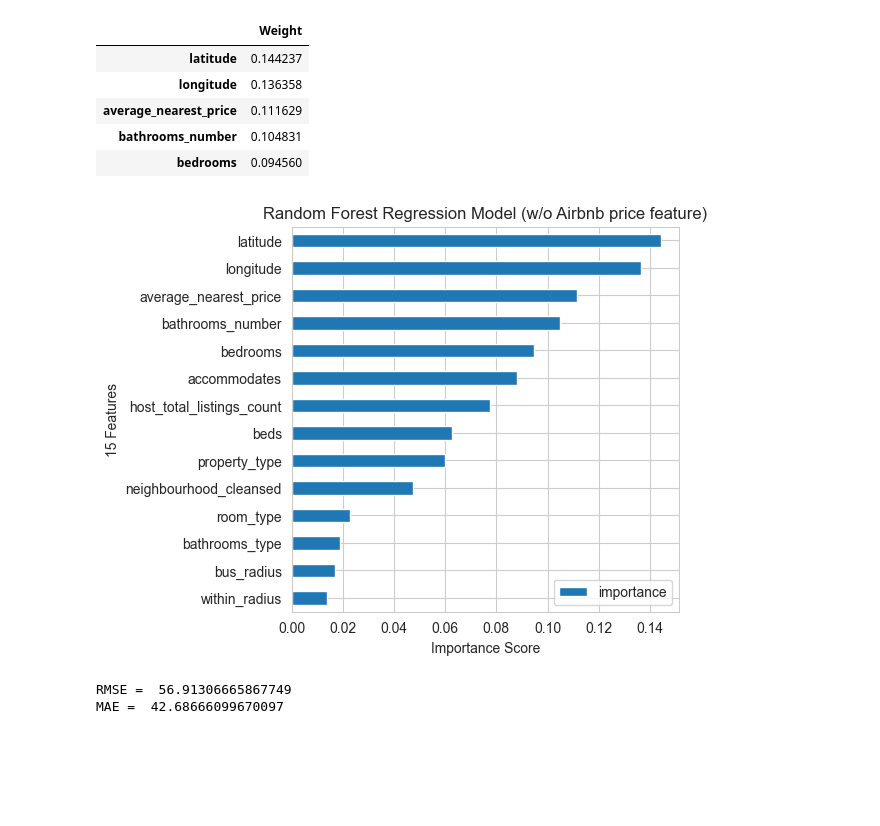
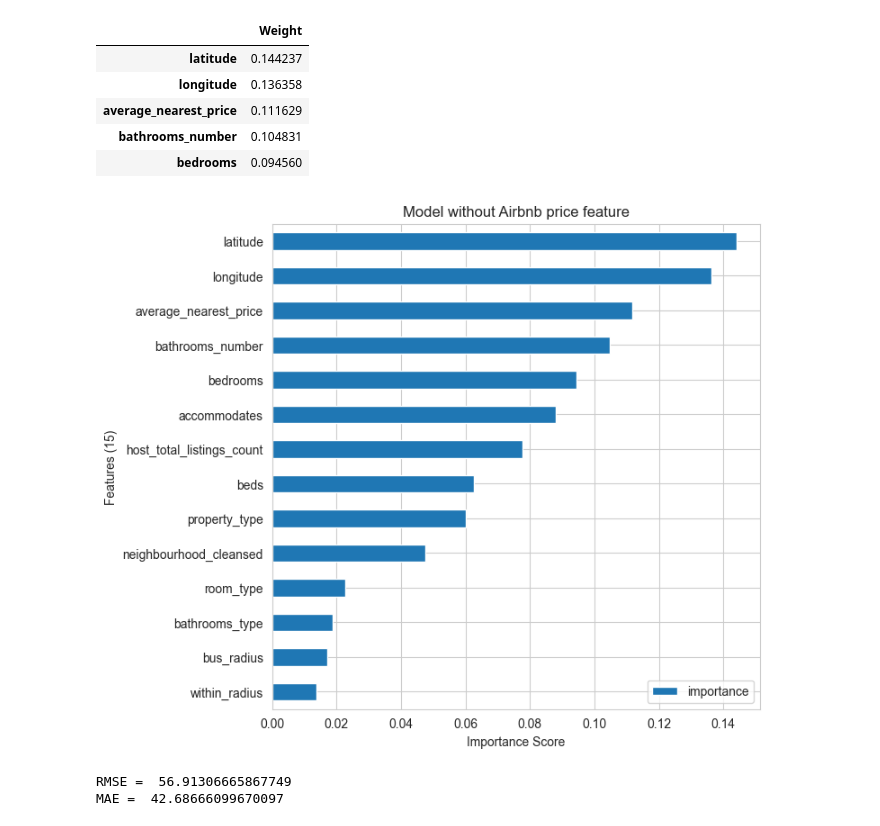
Before and after one commit to StellaLii/Airbnb-Project, a Jupyter notebook: vancouver_model/price/Machine_Learning_Model.ipynb, the cells around one changed output. Saved outputs shown, nothing was run; the diff lists cells and outputs as text; code cells hidden in the pictures; blank space fills up the shorter version.

Commit message:
update plots and drawing

```diff
--- a/vancouver_model/price/Machine_Learning_Model.ipynb
+++ b/vancouver_model/price/Machine_Learning_Model.ipynb
@@ -497,18 +501,18 @@ feat_imp1.head(5)
 # %%
 feat_imp = pd.DataFrame({'importance':rf.feature_importances_})
 feat_imp['feature'] = X_train_1.columns
 feat_imp.sort_values(by='importance', ascending=False, inplace=True)
 
 feat_imp.sort_values(by='importance', inplace=True)
 feat_imp = feat_imp.set_index('feature', drop=True)
 # feat_imp = feat_imp[len(feat_imp1)-15:len(feat_imp1)]
-feat_imp.plot.barh(figsize=(5,5))
+feat_imp.plot.barh(figsize=(7,7))
 plt.xlabel('Importance Score')
-plt.ylabel('15 Features')
-plt.title('Random Forest Regression Model (w/o Airbnb price feature)')
+plt.ylabel('Features (15)')
+plt.title('Model without Airbnb price feature')
 plt.show()
 # %% [output]
-[figure, old version]
+[figure, new version]
 # %%
 mse = sklearn.metrics.mean_squared_error(y_test_1, y_predict_rf)
 mae_rf_1 = sklearn.metrics.mean_absolute_error(y_test_1, y_predict_rf)
```
Also changed, not shown: parts of 6 cells of this notebook, 9 other files.
